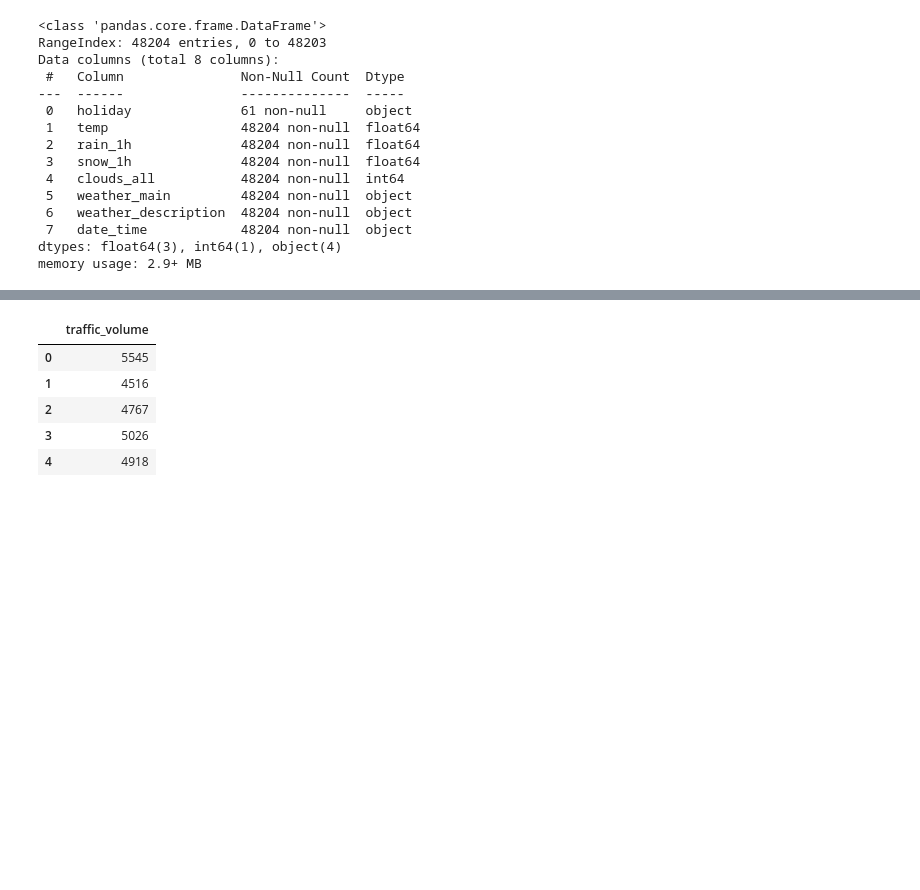
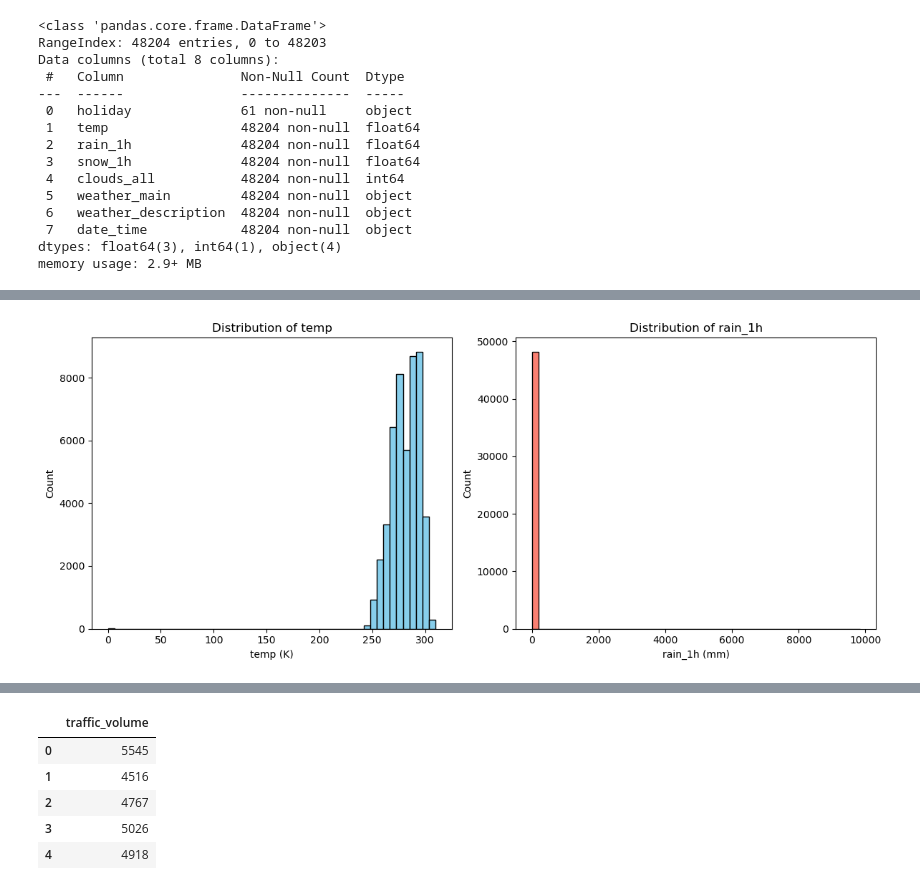
Before and after one commit to DucAnhShyyy/Traffic_Volume_Prediction, a Jupyter notebook: cleaning and customize bidirectional LSTM.ipynb, the cells around one changed output, grey strips where cells are left out. Saved outputs shown, nothing was run; the diff lists cells and outputs as text; code cells hidden in the pictures; blank space fills up the shorter version.

```diff
--- a/cleaning and customize bidirectional LSTM.ipynb
+++ b/cleaning and customize bidirectional LSTM.ipynb
@@ -75,0 +74,19 @@ memory usage: 2.9+ MB
+# %%
+plt.figure(figsize=(12,5))
+
+plt.subplot(1,2,1)
+plt.hist(X['temp'], bins=50, color='skyblue', edgecolor='black')
+plt.title('Distribution of temp')
+plt.xlabel('temp (K)')
+plt.ylabel('Count')
+
+plt.subplot(1,2,2)
+plt.hist(X['rain_1h'], bins=50, color='salmon', edgecolor='black')
+plt.title('Distribution of rain_1h')
+plt.xlabel('rain_1h (mm)')
+plt.ylabel('Count')
+
+plt.tight_layout()
+plt.show()
+# %% [output]
+[figure, added]
```
Also changed, not shown: parts of 52 cells of this notebook.
